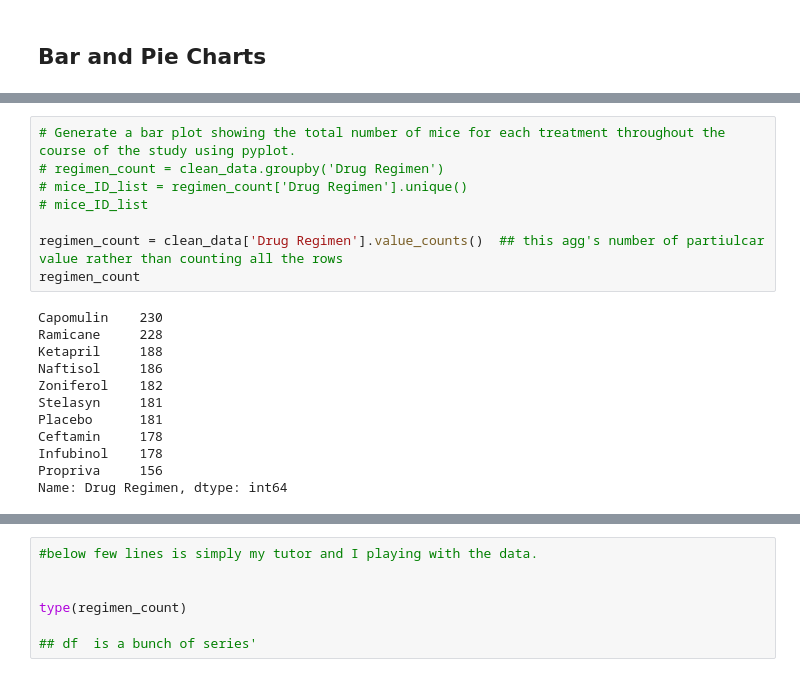
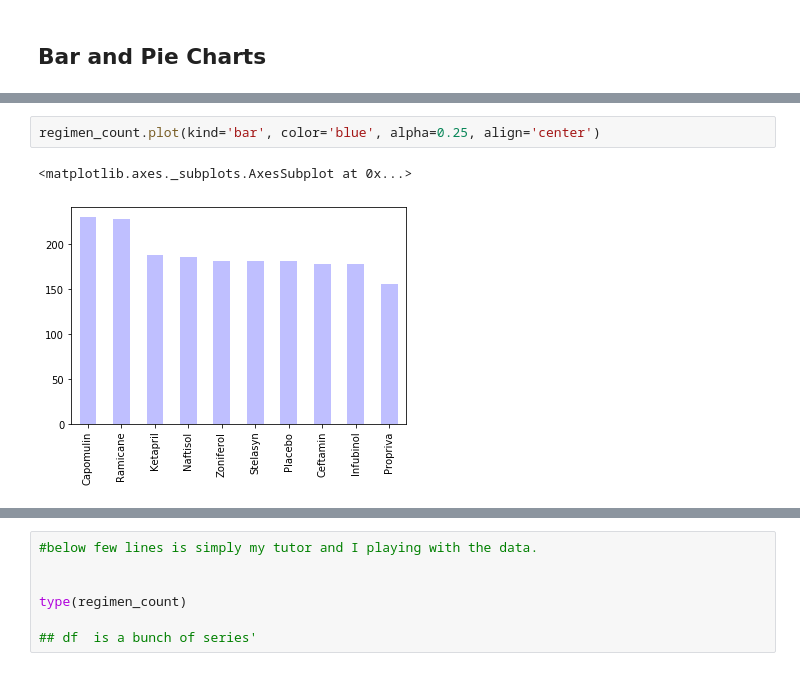
Before and after one commit to pasco27/matplotlib_homework, a Jupyter notebook: pymaceuticals_pascarella1.ipynb, the cells around one changed output, grey strips where cells are left out. Saved outputs shown, nothing was run; the diff lists cells and outputs as text.

```diff
--- a/pymaceuticals_pascarella1.ipynb
+++ b/pymaceuticals_pascarella1.ipynb
@@ -179,23 +190,8 @@ drug_regimen2
-# %%
-# Generate a bar plot showing the total number of mice for each treatment throughout the course of the study using pyplot.
-# regimen_count = clean_data.groupby('Drug Regimen')
-# mice_ID_list = regimen_count['Drug Regimen'].unique()
-# mice_ID_list
-
-regimen_count = clean_data['Drug Regimen'].value_counts()  ## this agg's number of partiulcar value rather than counting all the rows
-regimen_count
-# %% [output]
-Capomulin    230
-Ramicane     228
-Ketapril     188
-Naftisol     186
-Zoniferol    182
-Stelasyn     181
-Placebo      181
-Ceftamin     178
-Infubinol    178
-Propriva     156
-Name: Drug Regimen, dtype: int64
+# %%
+regimen_count.plot(kind='bar', color='blue', alpha=0.25, align='center')
+# %% [output]
+<matplotlib.axes._subplots.AxesSubplot at 0x...>
+[figure, added]
 # %%
 # mice_per_drug = regimen_count.count()['Mouse ID']
 #mice_per_drug
```
Also changed, not shown: parts of 6 cells of this notebook.
